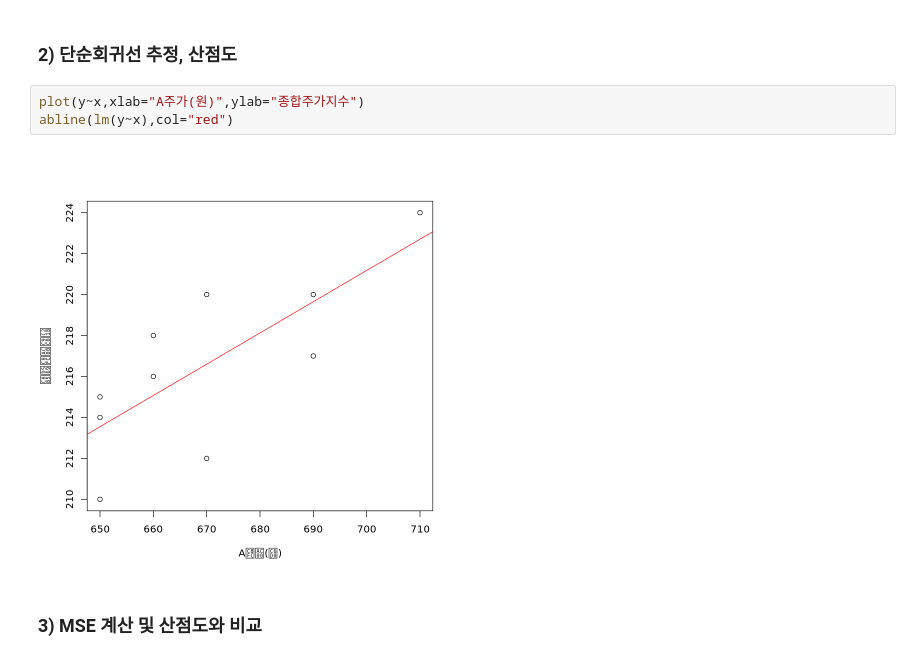
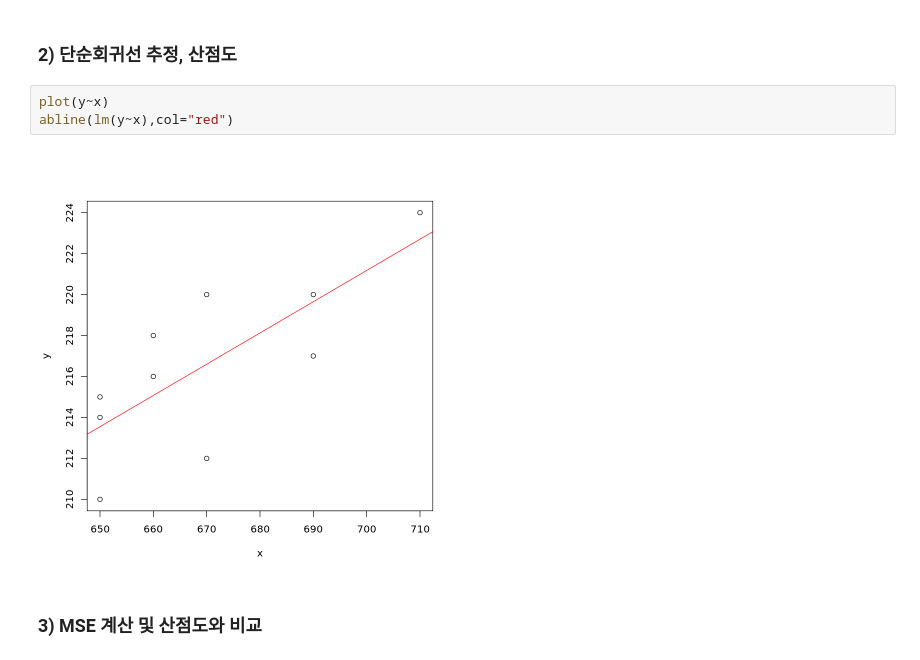
Before and after one commit to cjfal2/dj, a Jupyter notebook: _notebooks/2021-9-25-회귀분석3장연습문제.ipynb, the cells around one changed output. Saved outputs shown, nothing was run; the diff lists cells and outputs as text.

```diff
--- a/_notebooks/2021-9-25-회귀분석3장연습문제.ipynb
+++ b/_notebooks/2021-9-25-회귀분석3장연습문제.ipynb
@@ -25,10 +25,10 @@ cor(x,y)
 # %% [markdown]
 ### 2) 단순회귀선 추정, 산점도
 # %%
-plot(y~x,xlab="A주가(원)",ylab="종합주가지수")
+plot(y~x)
 abline(lm(y~x),col="red")
 # %% [output]
-[figure, old version]
+[figure, new version]
 # %% [markdown]
 ### 3) MSE 계산 및 산점도와 비교
 # %%
```
Also changed, not shown: parts of 1 cell of this notebook.
